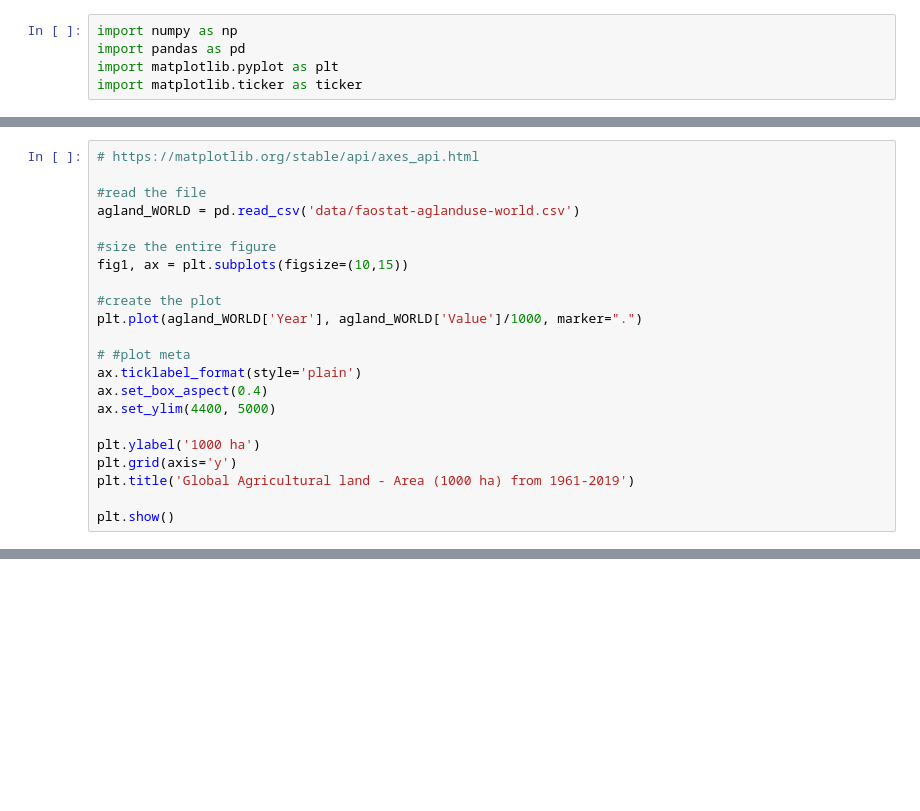
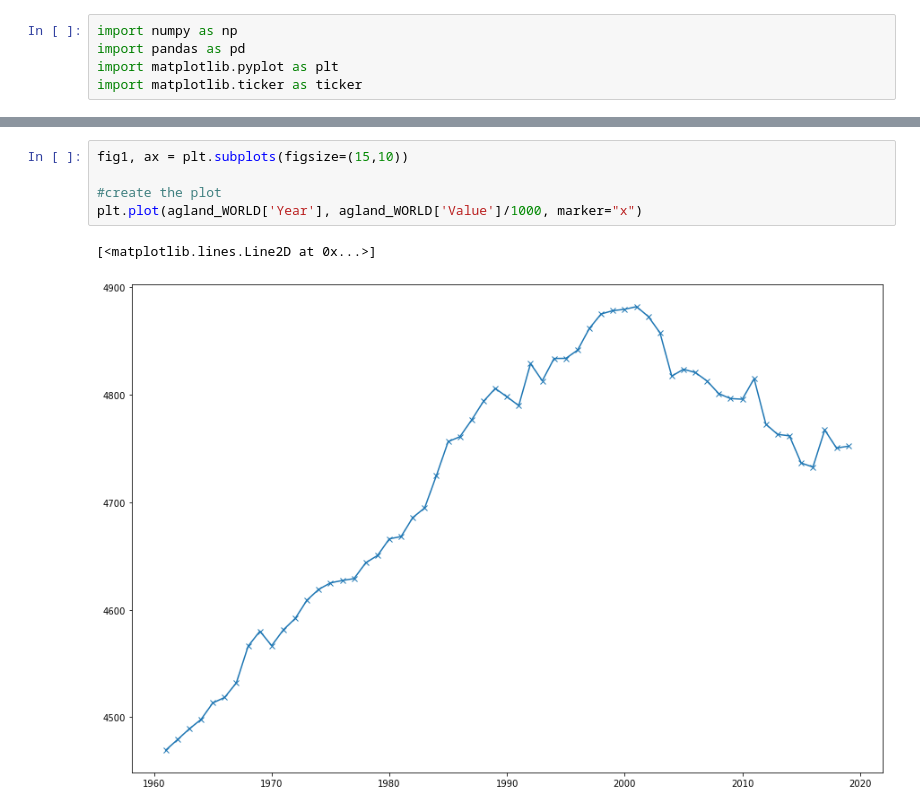
Before and after one commit to ag-informatics/ag-informatics-course, a Jupyter notebook: module2/Live-Lecture.ipynb, the cells around one changed output, grey strips where cells are left out. Saved outputs shown, nothing was run; the diff lists cells and outputs as text; blank space fills up the shorter version.

```diff
--- a/module2/Live-Lecture.ipynb
+++ b/module2/Live-Lecture.ipynb
@@ -42,22 +29,0 @@ Name: Value, dtype: float64
-# %%
-# https://matplotlib.org/stable/api/axes_api.html
-
-#read the file
-agland_WORLD = pd.read_csv('data/faostat-aglanduse-world.csv')
-
-#size the entire figure
-fig1, ax = plt.subplots(figsize=(10,15))
-
-#create the plot
-plt.plot(agland_WORLD['Year'], agland_WORLD['Value']/1000, marker=".")
-
-# #plot meta
-ax.ticklabel_format(style='plain')
-ax.set_box_aspect(0.4)
-ax.set_ylim(4400, 5000)
-
-plt.ylabel('1000 ha')
-plt.grid(axis='y')
-plt.title('Global Agricultural land - Area (1000 ha) from 1961-2019')
-
-plt.show()
@@ -65,0 +42,8 @@ plt.show()
+# %%
+fig1, ax = plt.subplots(figsize=(15,10))
+
+#create the plot
+plt.plot(agland_WORLD['Year'], agland_WORLD['Value']/1000, marker="x")
+# %% [output]
+[<matplotlib.lines.Line2D at 0x...>]
+[figure, added]
```
Also changed, not shown: parts of 4 cells of this notebook, 40 other files.
